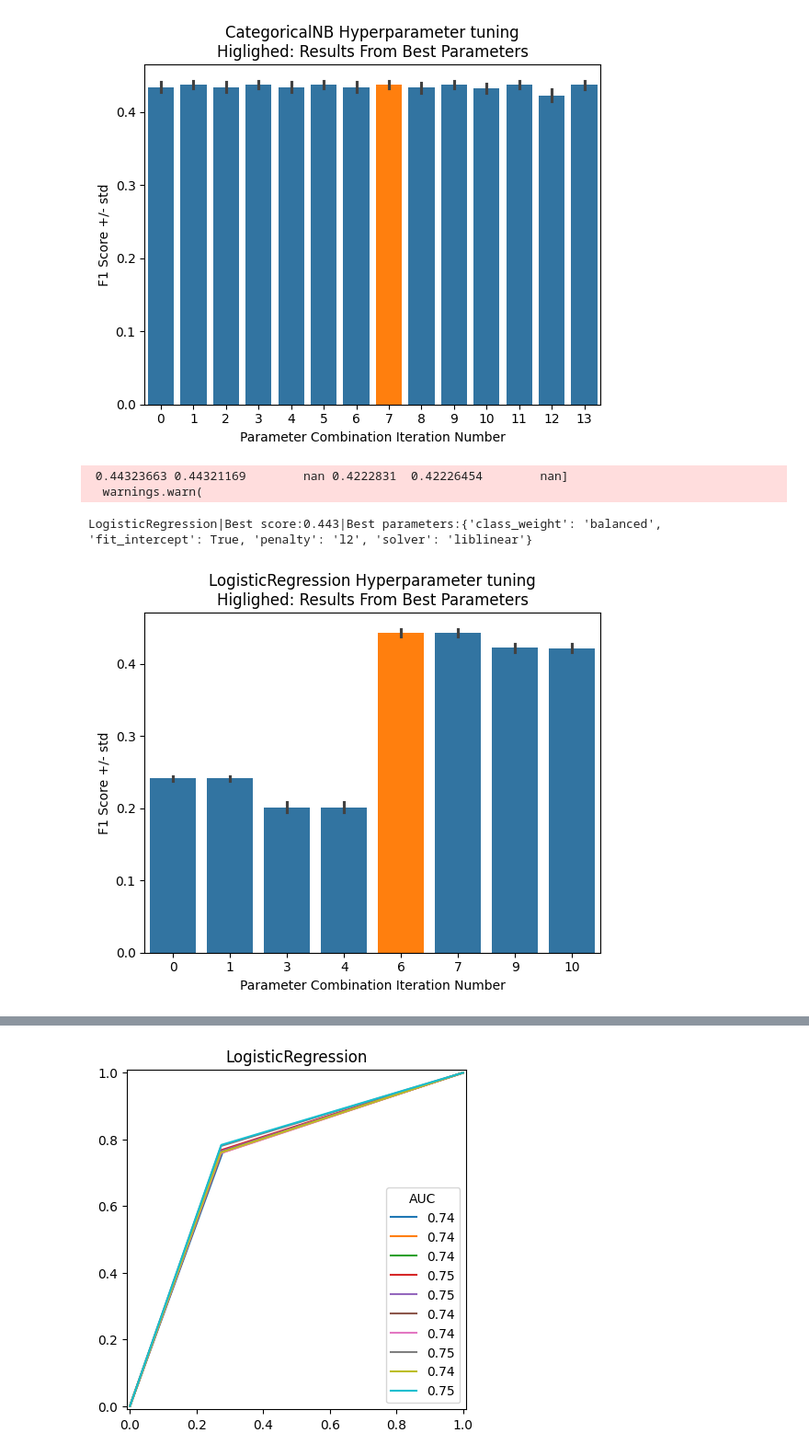
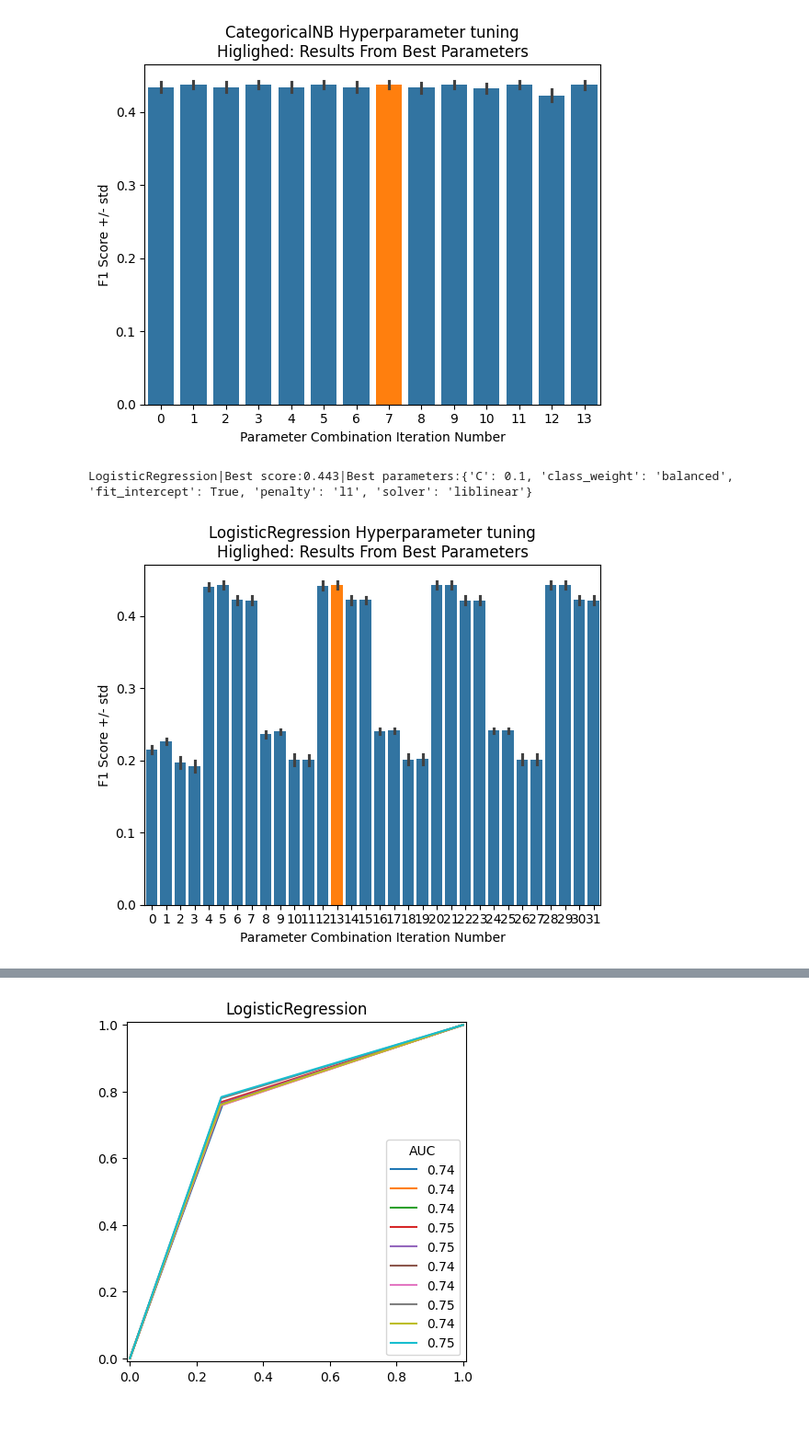
Before and after one commit to edjuaro/DiabetesMLPredictor, a Jupyter notebook: pipeline_draft.ipynb, the cells around one changed output, grey strips where cells are left out. Shown at 92% size. Saved outputs shown, nothing was run; the diff lists cells and outputs as text; code cells hidden in the pictures; blank space fills up the shorter version.

```diff
--- a/pipeline_draft.ipynb
+++ b/pipeline_draft.ipynb
@@ -618,19 +618,18 @@ CategoricalNB|Best score:0.437|Best parameters:{'alpha': 5, 'fit_prior': False,
 # %%
 estimator_name = 'LogisticRegression'
 param_grid = [
-  {'penalty': ['l2','l1','elasticnet'],
+  {'penalty': ['l2','l1',],#Elasticnet is an option but it's too computationally intensive on my desktop
    'solver':['liblinear'], #Only this solver will work here
-   'fit_intercept': [True,False],
-   'class_weight':[None, 'balanced']
+   'fit_intercept': [True, False],
+   'class_weight':[None, 'balanced'],
+   'C':[0.01,0.1,0.5,1]
   },
   ]
 best_lr_estimator,lr_clf = gridsearch(classifier=selected_class[estimator_name],param_grid=param_grid,estimator_name=estimator_name)
-# gs_df =  pd.DataFrame(clf.cv_results_)
+# gs_df =  pd.DataFrame(lr_clf.cv_results_)
 # %% [output]
- 0.44323663 0.44321169        nan 0.4222831  0.42226454        nan]
-  warnings.warn(
+LogisticRegression|Best score:0.443|Best parameters:{'C': 0.1, 'class_weight': 'balanced', 'fit_intercept': True, 'penalty': 'l1', 'solver': 'liblinear'}
-LogisticRegression|Best score:0.443|Best parameters:{'class_weight': 'balanced', 'fit_intercept': True, 'penalty': 'l2', 'solver': 'liblinear'}
-[figure, old version]
+[figure, new version]
 # %%
 estimator_name = 'QuadraticDiscriminantAnalysis'
 param_grid = [
```
Also changed, not shown: parts of 16 cells of this notebook.
